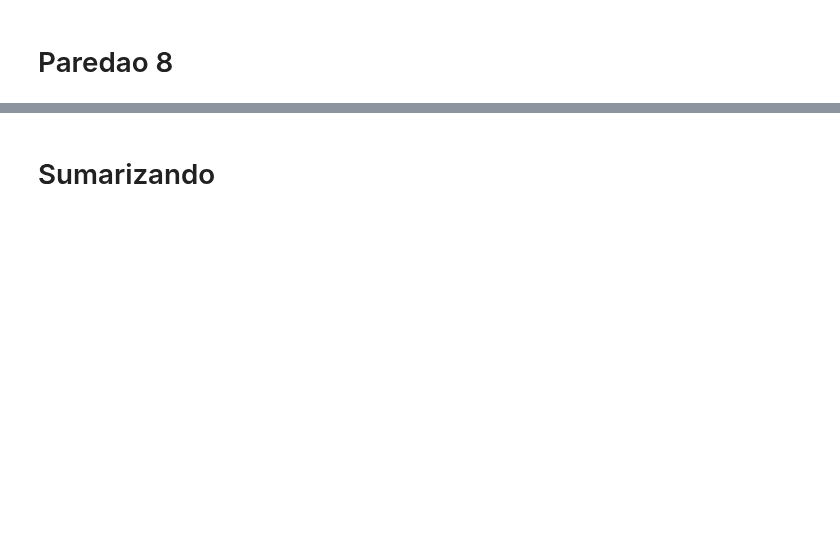
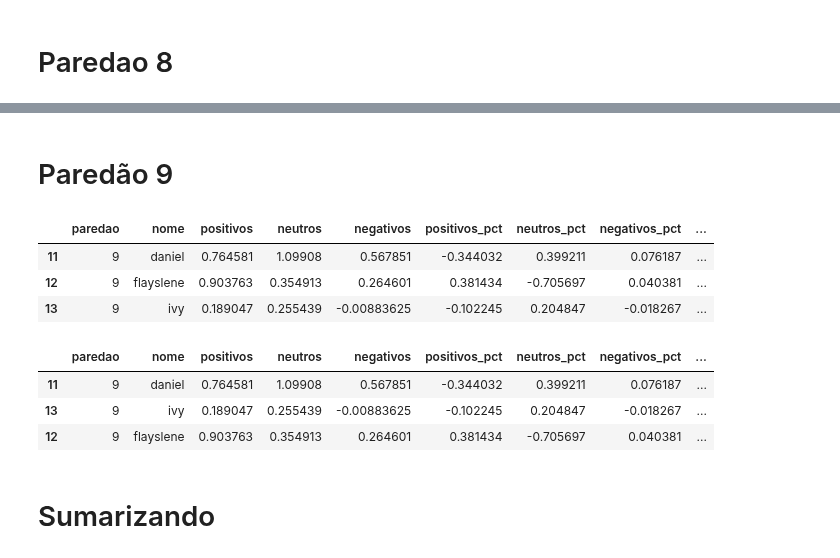
Before and after one commit to kenzosakiyama/BBBert20, a Jupyter notebook: regression/linear_regression.ipynb, the cells around one changed output, grey strips where cells are left out. Drawn from its saved outputs; the diff is of its cells as text; code cells hidden in the pictures; blank space fills up the shorter version.

```diff
--- a/regression/linear_regression.ipynb
+++ b/regression/linear_regression.ipynb
@@ -242,0 +243,10 @@ test_df.sort_values(by="predicao", ascending=False)
+# %% [markdown]
+# Paredão 9
+# %%
+train_df, test_df, mean, std = get_train_test(9, normalize=NORMALIZE)
+test_df
+# %% [output]
+|  | paredao | nome | positivos | neutros | negativos | positivos_pct | neutros_pct | negativos_pct | ... |
+| 11 | 9 | daniel | 0.764581 | 1.09908 | 0.567851 | -0.344032 | 0.399211 | 0.076187 | ... |
+| 12 | 9 | flayslene | 0.903763 | 0.354913 | 0.264601 | 0.381434 | -0.705697 | 0.040381 | ... |
+| 13 | 9 | ivy | 0.189047 | 0.255439 | -0.00883625 | -0.102245 | 0.204847 | -0.018267 | ... |
@@ -243,3 +264,10 @@ test_df.sort_values(by="predicao", ascending=False)
+# %%
+test_df.sort_values(by="predicao", ascending=False)
+# %% [output]
+|  | paredao | nome | positivos | neutros | negativos | positivos_pct | neutros_pct | negativos_pct | ... |
+| 11 | 9 | daniel | 0.764581 | 1.09908 | 0.567851 | -0.344032 | 0.399211 | 0.076187 | ... |
+| 13 | 9 | ivy | 0.189047 | 0.255439 | -0.00883625 | -0.102245 | 0.204847 | -0.018267 | ... |
+| 12 | 9 | flayslene | 0.903763 | 0.354913 | 0.264601 | 0.381434 | -0.705697 | 0.040381 | ... |
 # %% [markdown]
 # Sumarizando
 # %%
```
Also changed, not shown: parts of 20 cells of this notebook, 5 other files.
